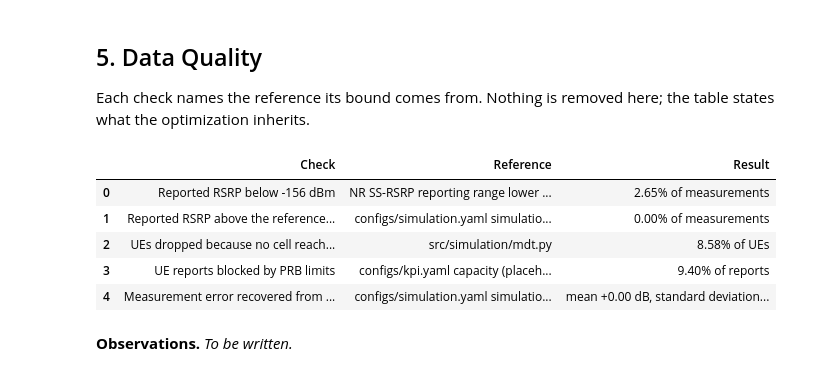
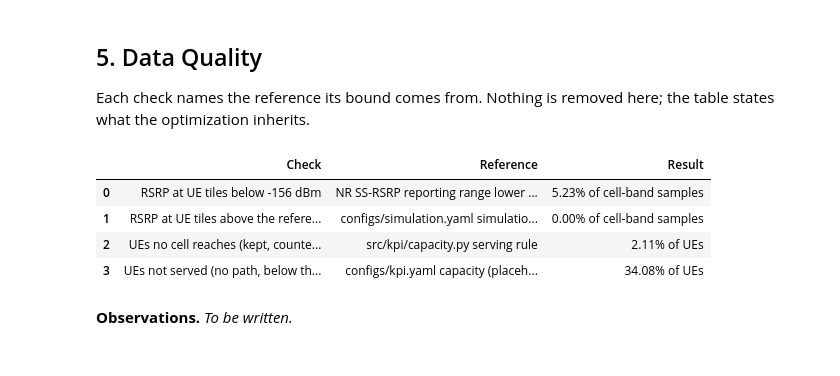
Before and after one commit to NguyenVu04/band-tilt, a Jupyter notebook: notebooks/01_eda.ipynb, the cells around one changed output. Cells and saved outputs as stored; diff of their text form; code cells hidden in the pictures.

```diff
--- a/notebooks/01_eda.ipynb
+++ b/notebooks/01_eda.ipynb
@@ -68,7 +68,7 @@ pd.set_option("display.precision", 4)
 pd.set_option("display.max_columns", 40)
 # %%
 artifacts = load_artifacts(cfg)
-mdt, ue, manifest = artifacts.mdt, artifacts.ue, artifacts.manifest
+ue, manifest = artifacts.ue, artifacts.manifest
 radio_map = artifacts.radio
 rsrp = radio_map["rsrp_dbm"].astype(float)
 sinr = radio_map["sinr_db"].astype(float)
@@ -243,54 +238,42 @@ plt.show()
 Each check names the reference its bound comes from. Nothing is removed here; the table states what the
 optimization inherits.
 # %%
-values = mdt[artifacts.measurement_columns].to_numpy()
-reported = values[np.isfinite(values)]
-
-# [band, tx, ue] -> [ue, tx, band], flattened tx-major and band-minor like the MDT columns.
-clean = rsrp[:, :, mdt["tile_row"].to_numpy(), mdt["tile_col"].to_numpy()]
-clean = clean.transpose(2, 1, 0).reshape(len(mdt), -1)
-both = np.isfinite(clean) & np.isfinite(values)
-residual = values[both] - clean[both]
-sigma = float(cfg.simulation.mdt.rsrp_noise_sigma_db)
+at_ue = rsrp[:, :, ue["tile_row"].to_numpy(), ue["tile_col"].to_numpy()]
+heard = at_ue[np.isfinite(at_ue)]
+no_path = ~np.isfinite(at_ue).any(axis=(0, 1))
 
 quality = pd.DataFrame(
     [
         (
-            "Reported RSRP below -156 dBm",
+            "RSRP at UE tiles below -156 dBm",
             "NR SS-RSRP reporting range lower bound, 3GPP TS 38.133 (to be verified)",
-            f"{(reported < -156.0).mean():.2%} of measurements",
+            f"{(heard < -156.0).mean():.2%} of cell-band samples",
         ),
         (
-            "Reported RSRP above the reference-signal transmit power",
+            "RSRP at UE tiles above the reference-signal transmit power",
             "configs/simulation.yaml simulation.antenna.power_rs",
-            f"{(reported > float(cfg.simulation.antenna.power_rs)).mean():.2%} of measurements",
+            f"{(heard > float(cfg.simulation.antenna.power_rs)).mean():.2%} of cell-band samples",
         ),
         (
-            "UEs dropped because no cell reached them",
-            "src/simulation/mdt.py",
-            f"{(len(ue) - len(mdt)) / len(ue):.2%} of UEs",
+            "UEs no cell reaches (kept, counted as not served)",
+            "src/kpi/capacity.py serving rule",
+            f"{no_path.mean():.2%} of UEs",
         ),
         (
-            "UE reports blocked by PRB limits",
+            "UEs not served (no path, below threshold or PRB limits)",
             "configs/kpi.yaml capacity (placeholder values)",
-            f"{service['not_served_share']:.2%} of reports",
-        ),
-        (
-            "Measurement error recovered from MDT minus radio map",
-            f"configs/simulation.yaml simulation.mdt.rsrp_noise_sigma_db = {sigma:g} dB",
-            f"mean {residual.mean():+.2f} dB, standard deviation {residual.std():.2f} dB",
+            f"{service['not_served_share']:.2%} of UEs",
         ),
     ],
     columns=["Check", "Reference", "Result"],
 )
 save_table(quality, "data_quality")
 quality
 # %% [output]
 |  | Check | Reference | Result |
-| 0 | Reported RSRP below -156 dBm | NR SS-RSRP reporting range lower ... | 2.65% of measurements |
-| 1 | Reported RSRP above the reference... | configs/simulation.yaml simulatio... | 0.00% of measurements |
-| 2 | UEs dropped because no cell reach... | src/simulation/mdt.py | 8.58% of UEs |
-| 3 | UE reports blocked by PRB limits | configs/kpi.yaml capacity (placeh... | 9.40% of reports |
-| 4 | Measurement error recovered from ... | configs/simulation.yaml simulatio... | mean +0.00 dB, standard deviation... |
+| 0 | RSRP at UE tiles below -156 dBm | NR SS-RSRP reporting range lower ... | 5.23% of cell-band samples |
+| 1 | RSRP at UE tiles above the refere... | configs/simulation.yaml simulatio... | 0.00% of cell-band samples |
+| 2 | UEs no cell reaches (kept, counte... | src/kpi/capacity.py serving rule | 2.11% of UEs |
+| 3 | UEs not served (no path, below th... | configs/kpi.yaml capacity (placeh... | 34.08% of UEs |
 # %% [markdown]
 **Observations.** _To be written._
```
Also changed, not shown: parts of 6 cells of this notebook, 57 other files.
